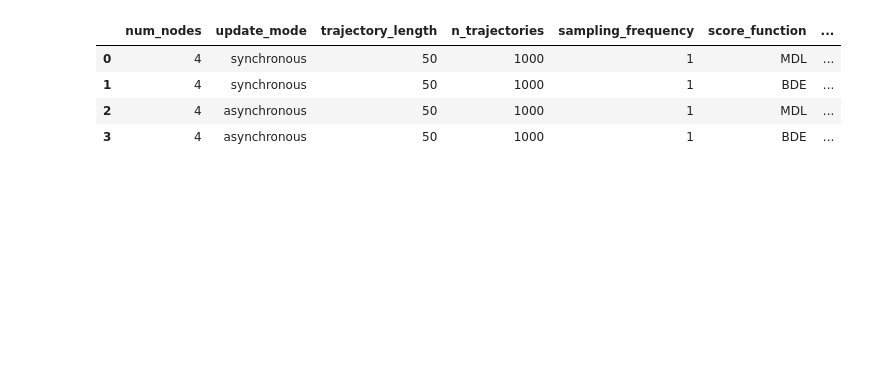
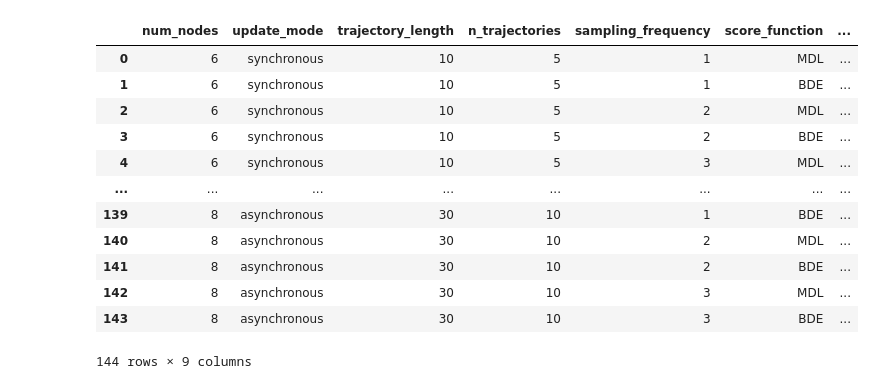
Before and after one commit to maxi7524/SAD2_final_project, a Jupyter notebook: notebooks/test_notebook.ipynb, the cells around one changed output. Drawn from its saved outputs; the diff is of its cells as text; code cells hidden in the pictures; blank space fills up the shorter version.

```diff
--- a/notebooks/test_notebook.ipynb
+++ b/notebooks/test_notebook.ipynb
@@ -32,36 +32,44 @@ mkdir: cannot create directory ‘data’: File exists
 # %%
 # TODO: REMOVE - only for fast test s
 # create experiments:
 ## case: Relation between trajectory length and entering attractors
 exp_trajectory_length = BooleanNetworkExperiment(
     # paths
     data_path=DATA_PATH,
     experiment_name='MICHAŁ_METRICS',
     # experiment values
-    num_nodes=[4],
+    num_nodes=[6, 8],
     update_mode=["synchronous", "asynchronous"], # , "asynchronous"
-    trajectory_length=list(range(50, 60, 10)),
-    n_trajectories=[1000],
-    sampling_frequency=[1],
+    trajectory_length=list(range(10, 40, 10)),
+    n_trajectories=[5, 10],
+    sampling_frequency=[1, 2, 3],
     score_functions=["MDL", "BDE"],
     # TODO - add metrics options
 
-    n_parents_per_node=[[1, 2, 3, 4]],
+    n_parents_per_node=[[2, 3, 4]],
     # amount of samples per experiment
     n_repetitions=1,
     simulate_trajectories_to_csv_kwargs = {
             # "sampling_frequency": 1,
             "target_attractor_ratio": 0.5,  # Approximate fraction of trajectory in attractor (0-1)
             "tolerance": 0.25,               # Allowed deviation from the calculated entrance step (0-1)
         }
 )
 exp_trajectory_length.show_experiment_df()
 # %% [output]
 |  | num_nodes | update_mode | trajectory_length | n_trajectories | sampling_frequency | score_function | ... |
-| 0 | 4 | synchronous | 50 | 1000 | 1 | MDL | ... |
-| 1 | 4 | synchronous | 50 | 1000 | 1 | BDE | ... |
-| 2 | 4 | asynchronous | 50 | 1000 | 1 | MDL | ... |
-| 3 | 4 | asynchronous | 50 | 1000 | 1 | BDE | ... |
+| 0 | 6 | synchronous | 10 | 5 | 1 | MDL | ... |
+| 1 | 6 | synchronous | 10 | 5 | 1 | BDE | ... |
+| 2 | 6 | synchronous | 10 | 5 | 2 | MDL | ... |
+| 3 | 6 | synchronous | 10 | 5 | 2 | BDE | ... |
+| 4 | 6 | synchronous | 10 | 5 | 3 | MDL | ... |
+| ... | ... | ... | ... | ... | ... | ... | ... |
+| 139 | 8 | asynchronous | 30 | 10 | 1 | BDE | ... |
+| 140 | 8 | asynchronous | 30 | 10 | 2 | MDL | ... |
+| 141 | 8 | asynchronous | 30 | 10 | 2 | BDE | ... |
+| 142 | 8 | asynchronous | 30 | 10 | 3 | MDL | ... |
+| 143 | 8 | asynchronous | 30 | 10 | 3 | BDE | ... |
+144 rows × 9 columns
 # %%
 # Uruchomienie pełnego eksperymentu (test całego pipeline'u)
 exp_trajectory_length.run_experiment(n_jobs=1)
```
Also changed, not shown: parts of 4 cells of this notebook, 4 other files.
